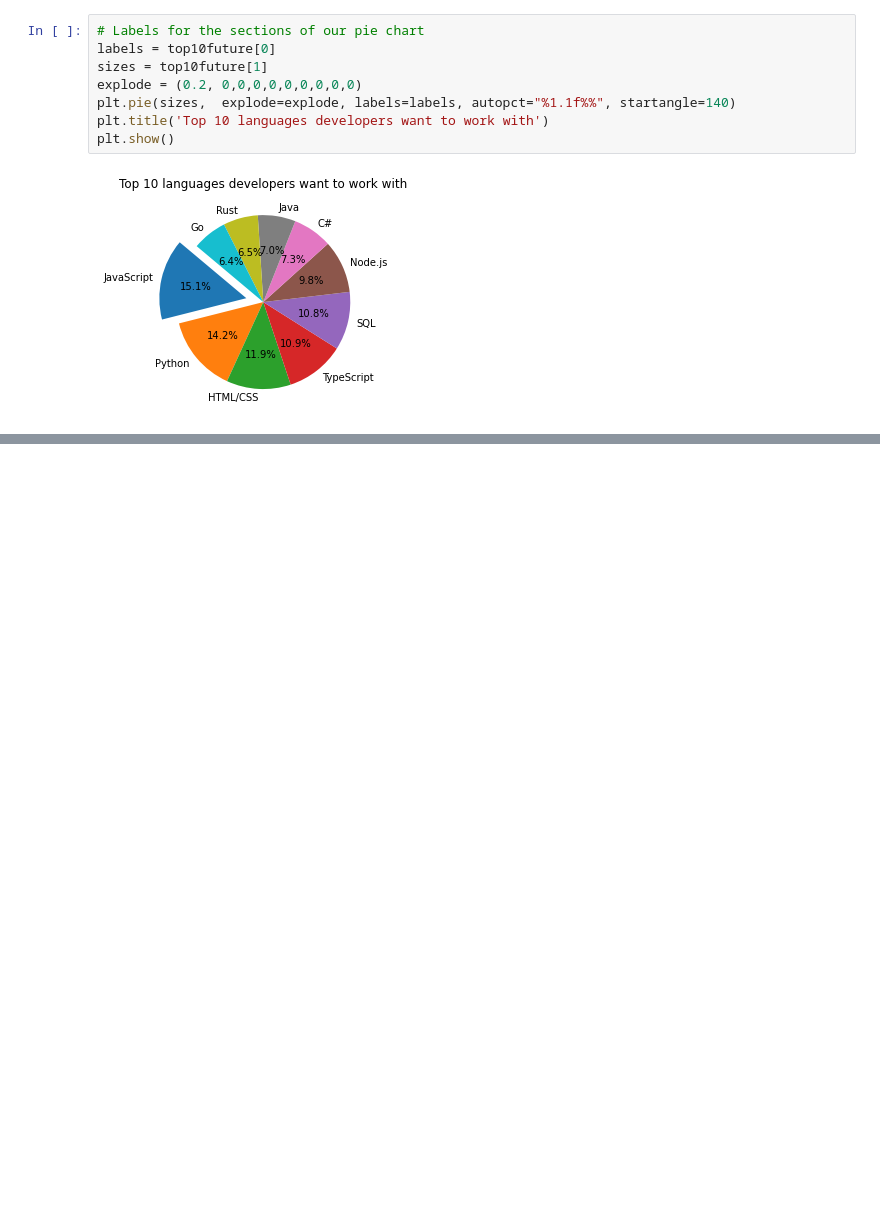
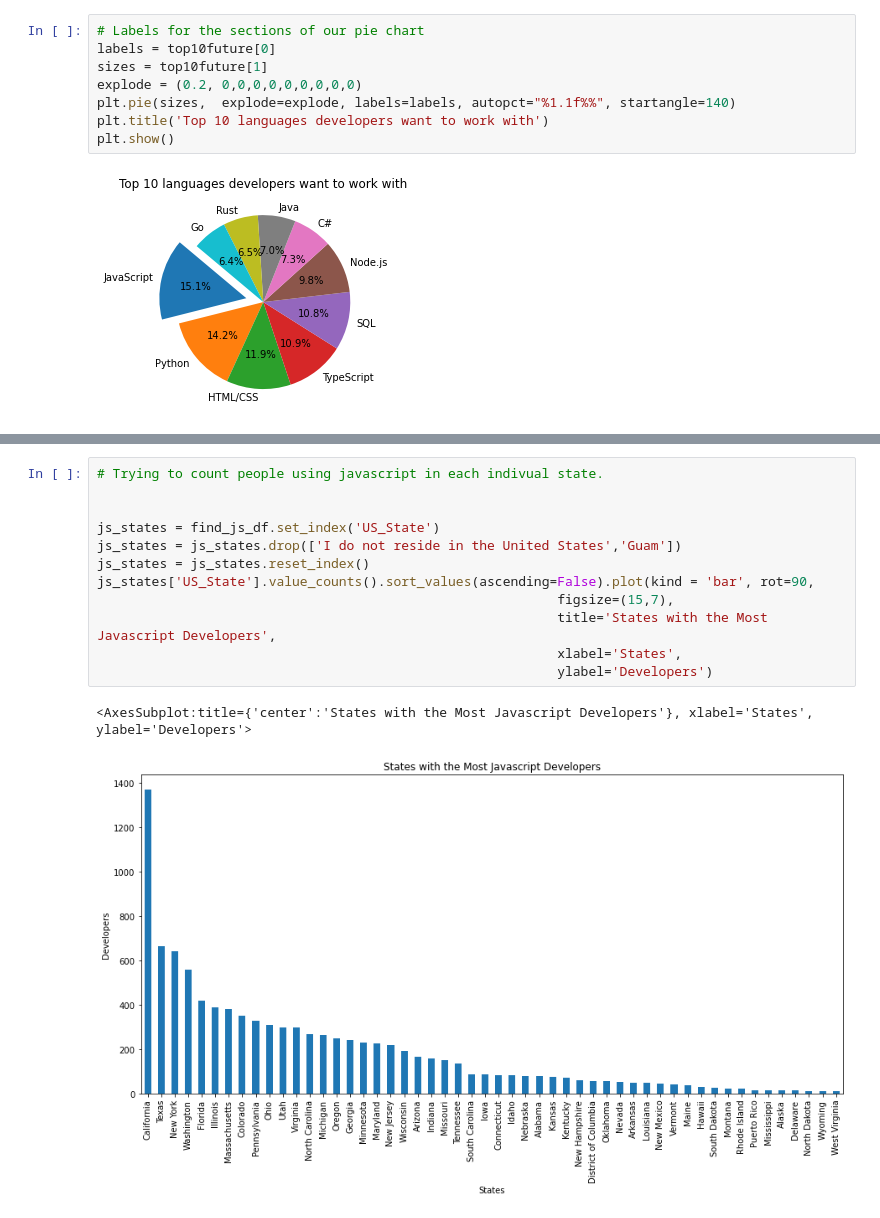
Before and after one commit to Stencoss/DataDrivenDevelopers, a Jupyter notebook: project_1.ipynb, the cells around one changed output, grey strips where cells are left out. Drawn from its saved outputs; the diff is of its cells as text; blank space fills up the shorter version.

Commit message:
Adding chart and sorting by state

```diff
--- a/project_1.ipynb
+++ b/project_1.ipynb
@@ -141,0 +154,15 @@ find_js_df['LanguageHaveWorkedWith']
+# %%
+# Trying to count people using javascript in each indivual state.
+
+
+js_states = find_js_df.set_index('US_State')
+js_states = js_states.drop(['I do not reside in the United States','Guam'])
+js_states = js_states.reset_index()
+js_states['US_State'].value_counts().sort_values(ascending=False).plot(kind = 'bar', rot=90,
+                                                           figsize=(15,7),
+                                                           title='States with the Most Javascript Developers',
+                                                           xlabel='States',
+                                                           ylabel='Developers')
+# %% [output]
+<AxesSubplot:title={'center':'States with the Most Javascript Developers'}, xlabel='States', ylabel='Developers'>
+[figure, added]
```
Also changed, not shown: parts of 2 cells of this notebook.
